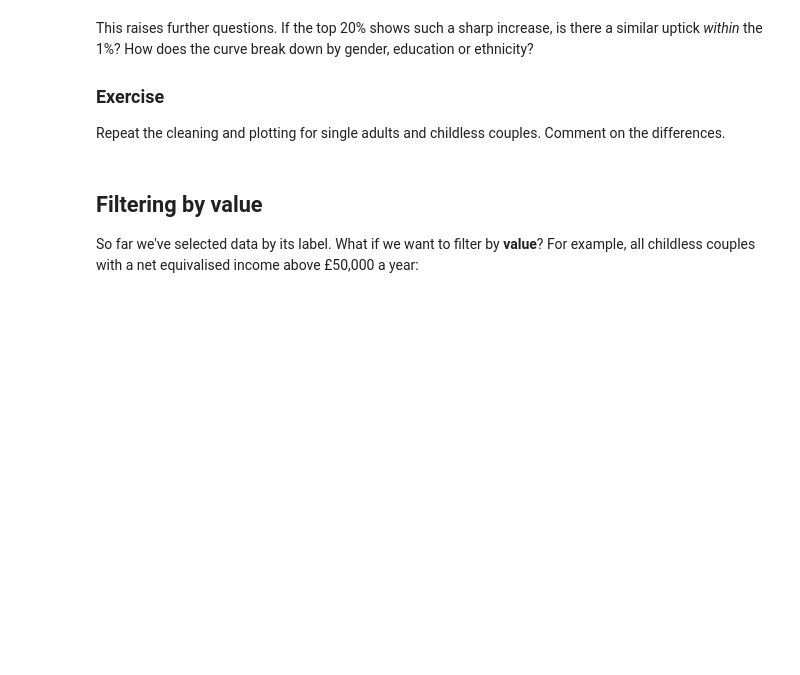
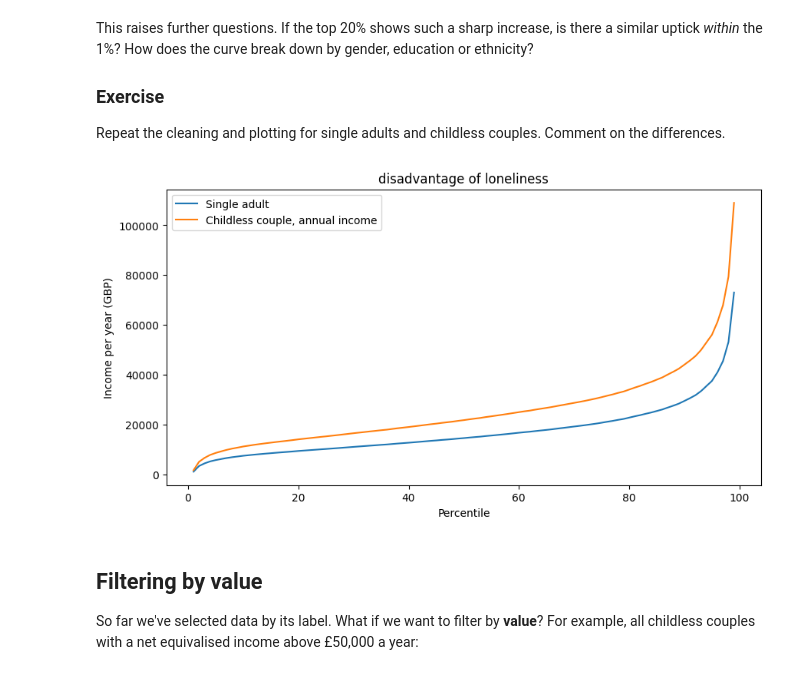
Before and after one commit to kimanag/QM2, a Jupyter notebook: notebooks/W02. Pandas Anastasia.ipynb, the cells around one changed output. Drawn from its saved outputs; the diff is of its cells as text; code cells hidden in the pictures; blank space fills up the shorter version.

```diff
--- a/notebooks/W02. Pandas Anastasia.ipynb
+++ b/notebooks/W02. Pandas Anastasia.ipynb
@@ -248,7 +249,20 @@ This raises further questions. If the top 20% shows such a sharp increase, is th
 
 Repeat the cleaning and plotting for single adults and childless couples. Comment on the differences.
 # %%
-# your code here
+# my code here
+clean2 = income[["Single adult", "Childless couple, annual income"]]
+clean2 = clean2.replace(",", "", regex=True).astype(float)
+clean2.head()
+
+clean2.plot()
+plt.title("disadvantage of loneliness")
+plt.xlabel("Percentile")
+plt.ylabel("Income per year (GBP)")
+plt.show()
+
+# Across the percentiles, we observe the same trend of relatively flat curve that shoots up after approximately 80th percentile, BUT chidless couple's income is higher that income of a single person across the percentiles.
+# %% [output]
+[figure, added]
 # %% [markdown]
 ## Filtering by value
 
```
Also changed, not shown: parts of 5 cells of this notebook.
